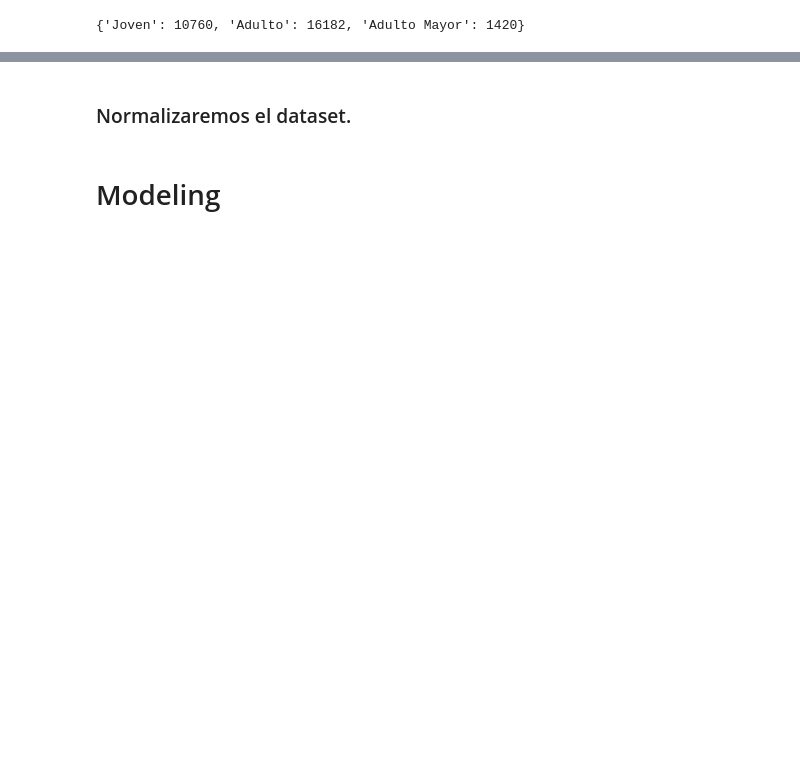
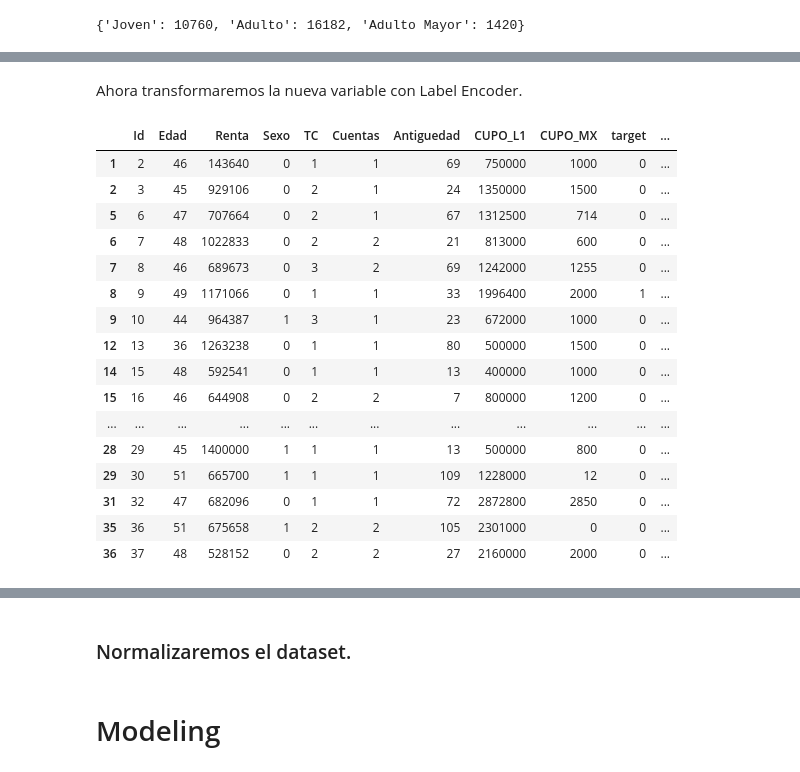
Before and after one commit to Adamiyevsty/MachineLearning, a Jupyter notebook: EV1 - Machine Learning.ipynb, the cells around one changed output, grey strips where cells are left out. Saved outputs shown, nothing was run; the diff lists cells and outputs as text; code cells hidden in the pictures; blank space fills up the shorter version.

```diff
--- a/EV1 - Machine Learning.ipynb
+++ b/EV1 - Machine Learning.ipynb
@@ -1466,0 +1436,23 @@ df_filtrado_v2.head(100)
+# %% [markdown]
+Ahora transformaremos la nueva variable con Label Encoder.
+# %%
+df_filtrado_v2['Rango_Edad'] = label_encoder.fit_transform(df_filtrado_v2['Rango_Edad'])
+df_filtrado_v2.head(20)
+# %% [output]
+|  | Id | Edad | Renta | Sexo | TC | Cuentas | Antiguedad | CUPO_L1 | CUPO_MX | target | ... |
+| 1 | 2 | 46 | 143640 | 0 | 1 | 1 | 69 | 750000 | 1000 | 0 | ... |
+| 2 | 3 | 45 | 929106 | 0 | 2 | 1 | 24 | 1350000 | 1500 | 0 | ... |
+| 5 | 6 | 47 | 707664 | 0 | 2 | 1 | 67 | 1312500 | 714 | 0 | ... |
+| 6 | 7 | 48 | 1022833 | 0 | 2 | 2 | 21 | 813000 | 600 | 0 | ... |
+| 7 | 8 | 46 | 689673 | 0 | 3 | 2 | 69 | 1242000 | 1255 | 0 | ... |
+| 8 | 9 | 49 | 1171066 | 0 | 1 | 1 | 33 | 1996400 | 2000 | 1 | ... |
+| 9 | 10 | 44 | 964387 | 1 | 3 | 1 | 23 | 672000 | 1000 | 0 | ... |
+| 12 | 13 | 36 | 1263238 | 0 | 1 | 1 | 80 | 500000 | 1500 | 0 | ... |
+| 14 | 15 | 48 | 592541 | 0 | 1 | 1 | 13 | 400000 | 1000 | 0 | ... |
+| 15 | 16 | 46 | 644908 | 0 | 2 | 2 | 7 | 800000 | 1200 | 0 | ... |
+| ... | ... | ... | ... | ... | ... | ... | ... | ... | ... | ... | ... |
+| 28 | 29 | 45 | 1400000 | 1 | 1 | 1 | 13 | 500000 | 800 | 0 | ... |
+| 29 | 30 | 51 | 665700 | 1 | 1 | 1 | 109 | 1228000 | 12 | 0 | ... |
+| 31 | 32 | 47 | 682096 | 0 | 1 | 1 | 72 | 2872800 | 2850 | 0 | ... |
+| 35 | 36 | 51 | 675658 | 1 | 2 | 2 | 105 | 2301000 | 0 | 0 | ... |
+| 36 | 37 | 48 | 528152 | 0 | 2 | 2 | 27 | 2160000 | 2000 | 0 | ... |
```
Also changed, not shown: parts of 17 cells of this notebook.
